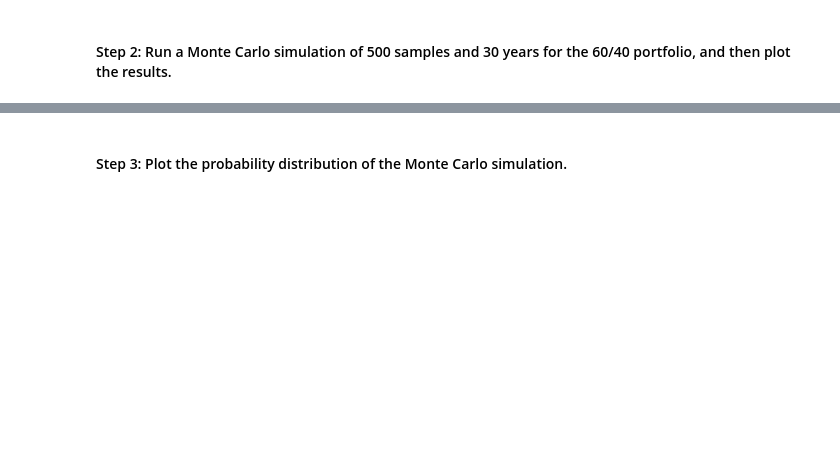
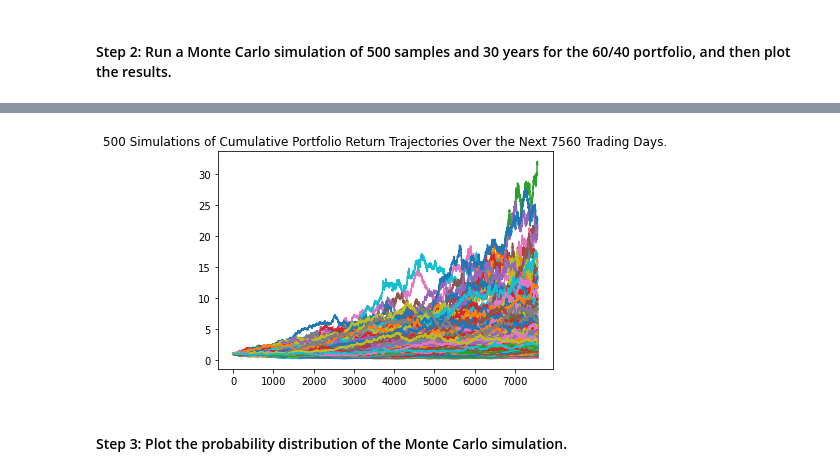
Before and after one commit to heberbcruz/Challenge-5, a Jupyter notebook: Challage 5 Code/financial_planning_tools.ipynb, the cells around one changed output, grey strips where cells are left out. Drawn from its saved outputs; the diff is of its cells as text; code cells hidden in the pictures; blank space fills up the shorter version.

```diff
--- a/Challage 5 Code/financial_planning_tools.ipynb
+++ b/Challage 5 Code/financial_planning_tools.ipynb
@@ -158,17 +205,17 @@ agg_shares = 200
 - `start_date` and `end_date`: Use the same date for these parameters, and format them with the date of the previous weekday (or `2020-08-07`). This is because you want the one closing price for the most-recent trading day.
 # %%
 # Set the tickers for both the bond and stock portion of the portfolio
-# YOUR CODE HERE
+tickers = ["SPY", "AGG"]
 
 # Set timeframe to 1Day
-# YOUR CODE HERE
+timeframe = "1Day"
 
 # Format current date as ISO format
 # Set both the start and end date at the date of your prior weekday
 # This will give you the closing price of the previous trading day
 # Alternatively you can use a start and end date of 2020-08-07
-# YOUR CODE HERE
-# YOUR CODE HERE
+start_date = pd.Timestamp("2022-11-18", tz="America/New_York").isoformat()
+end_date = pd.Timestamp("2022-11-18", tz="America/New_York").isoformat()
 # %% [markdown]
 #### Step 4: Get the current closing prices for `SPY` and `AGG` by using the Alpaca `get_bars` function. Format the response as a Pandas DataFrame by including the `df` property at the end of the `get_bars` function.
 # %%
@@ -336,22 +423,28 @@ In this section, you’ll use the MCForecastTools library to create a Monte Carl
 # %%
 # Set start and end dates of 3 years back from your current date
 # Alternatively, you can use an end date of 2020-08-07 and work 3 years back from that date
-# YOUR CODE HERE
-# YOUR CODE HERE
+start_date = pd.Timestamp("2019-11-18", tz="America/New_York").isoformat()
+end_date = pd.Timestamp("2022-11-18", tz="America/New_York").isoformat()
 # %%
 # Use the Alpaca get_bars function to make the API call to get the 3 years worth of pricing data
 # The tickers and timeframe parameters should have been set in Part 1 of this activity
 # The start and end dates should be updated with the information set above
 # Remember to add the df property to the end of the call so the response is returned as a DataFrame
-# YOUR CODE HERE
+prices_df = alpaca.get_bars(
+    tickers,
+    timeframe,
+    start=start_date,
+    end=end_date
+).df
 
 # Reorganize the DataFrame
 # Separate ticker data
-# YOUR CODE HERE
+SPY = prices_df[prices_df['symbol']=='SPY'].drop('symbol', axis=1)
+AGG = prices_df[prices_df['symbol']=='AGG'].drop('symbol', axis=1)
 
 # Concatenate the ticker DataFrames
-# YOUR CODE HERE
+prices_df = pd.concat([SPY,AGG],axis=1, keys=['SPY','AGG'])
 
 # Display both the first and last five rows of the DataFrame
-# YOUR CODE HERE
-# YOUR CODE HERE
+prices_df.head()
+prices_df.tail()
@@ -361,7 +463,12 @@ In this section, you’ll use the MCForecastTools library to create a Monte Carl
 # Configure the Monte Carlo simulation to forecast 30 years cumulative returns
 # The weights should be split 40% to AGG and 60% to SPY.
 # Run 500 samples.
-# YOUR CODE HERE
+MC_thirtyyear = MCSimulation(
+    portfolio_data = prices_df,
+    weights = [.60,.40],
+    num_simulation = 500,
+    num_trading_days = 252*30
+)
 
 # Review the simulation input data
-# YOUR CODE HERE
+MC_thirtyyear.portfolio_data.head()
@@ -371,7 +529,9 @@ In this section, you’ll use the MCForecastTools library to create a Monte Carl
 # %%
 # Visualize the 30-year Monte Carlo simulation by creating an
 # overlay line plot
-# YOUR CODE HERE
+MC_sim_line_plot = MC_thirtyyear.plot_simulation()
+# %% [output]
+[figure, added]
 # %% [markdown]
 #### Step 3: Plot the probability distribution of the Monte Carlo simulation.
 # %%
```
Also changed, not shown: parts of 40 cells of this notebook.
